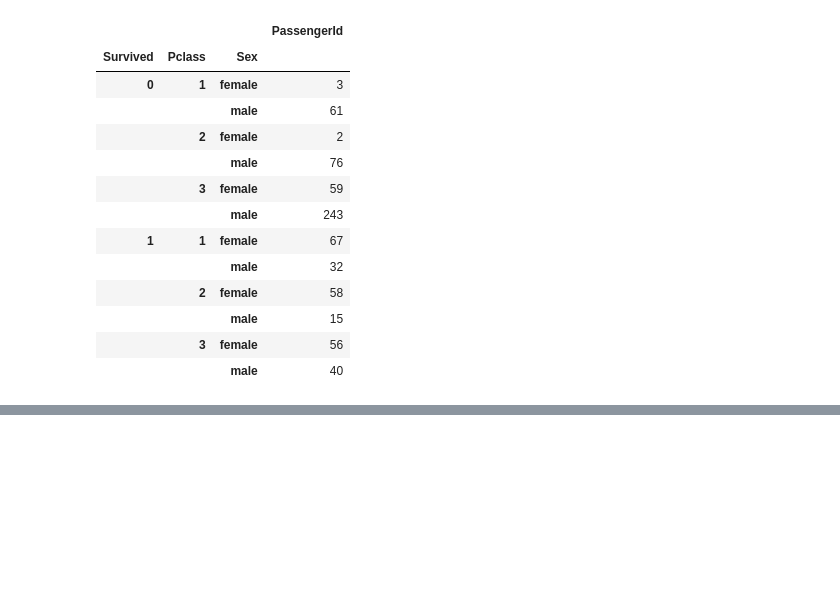
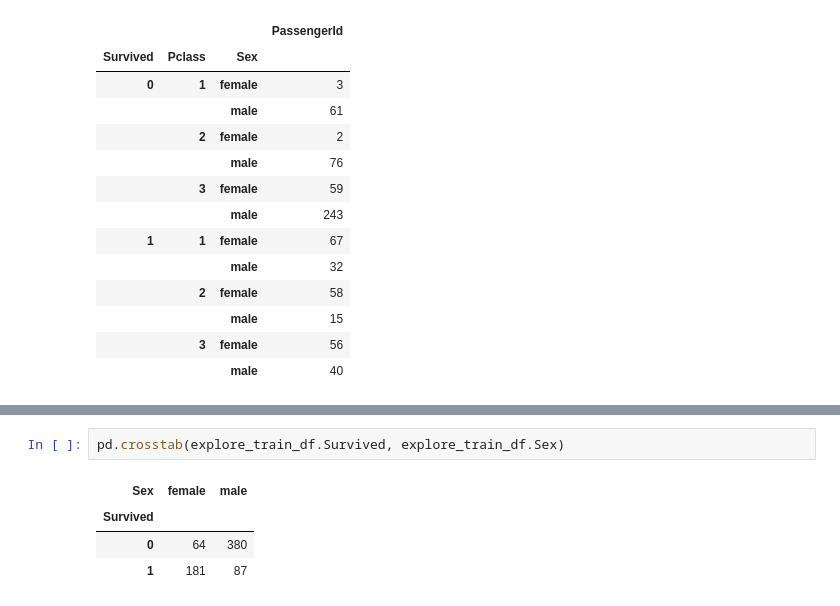
Before and after one commit to lelilia/spiced-coursework, a Jupyter notebook: 3_Classification/3_1_What_is_Maschine_Learning/challenge_Exploratory_Data_Analysis.ipynb, the cells around one changed output, grey strips where cells are left out. Cells and saved outputs as stored; diff of their text form; blank space fills up the shorter version.

```diff
--- a/3_Classification/3_1_What_is_Maschine_Learning/challenge_Exploratory_Data_Analysis.ipynb
+++ b/3_Classification/3_1_What_is_Maschine_Learning/challenge_Exploratory_Data_Analysis.ipynb
@@ -194,0 +202,7 @@ explore_train_df[['Survived', 'Pclass', 'Sex', 'PassengerId']].groupby(['Survive
+# %%
+pd.crosstab(explore_train_df.Survived, explore_train_df.Sex)
+# %% [output]
+| Sex | female | male |
+| Survived |  |  |
+| 0 | 64 | 380 |
+| 1 | 181 | 87 |
```
Also changed, not shown: parts of 1 cell of this notebook, 5 other files.
